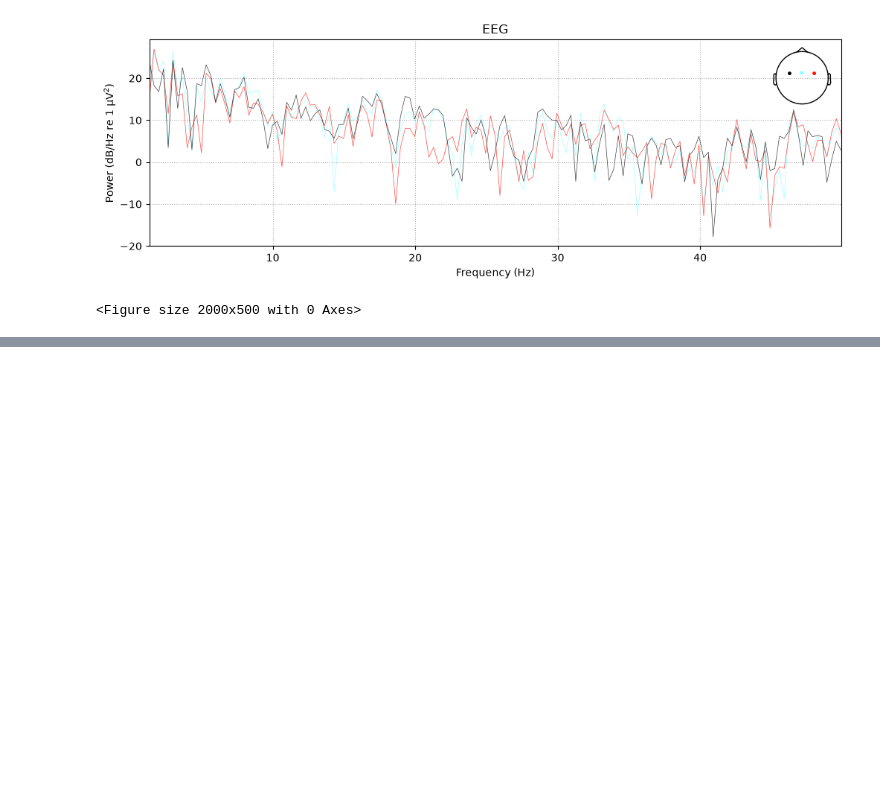
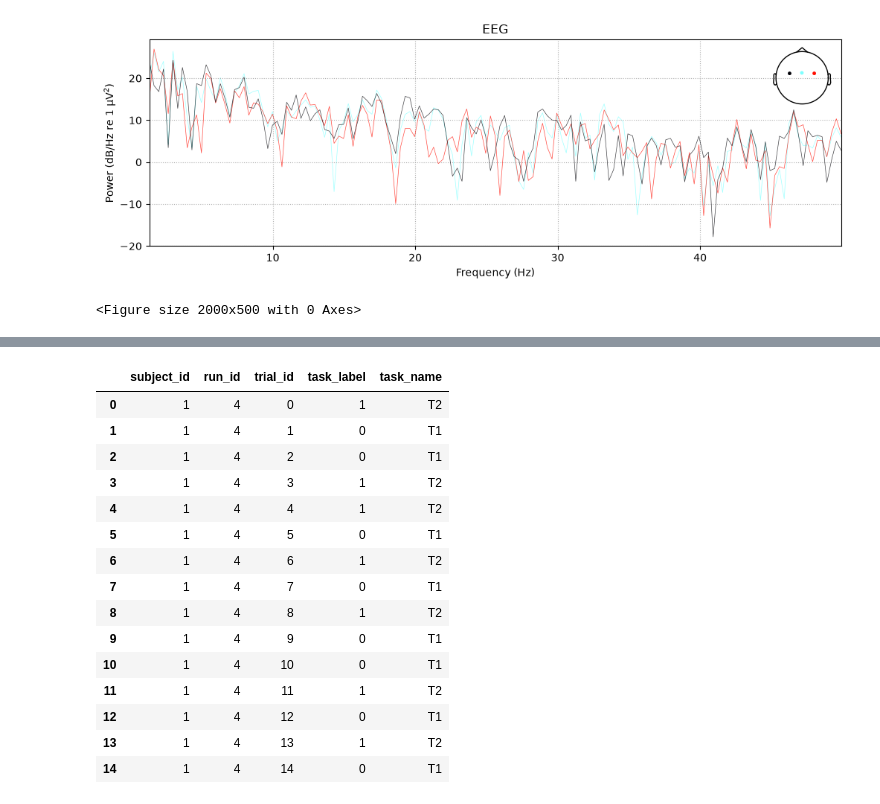
Before and after one commit to Alexvc23/Total-Perspective-Vortex, a Jupyter notebook: doc/test.ipynb, the cells around one changed output, grey strips where cells are left out. Saved outputs shown, nothing was run; the diff lists cells and outputs as text; code cells hidden in the pictures; blank space fills up the shorter version.

```diff
--- a/doc/test.ipynb
+++ b/doc/test.ipynb
@@ -602,0 +822,14 @@ plt.show()
+# %%
+# Step 5: Target Labels y_run (Subject 1, Run 4)
+# Extract the last column of the events array (the event IDs)
+y_run = epochs.events[:, -1]
+
+print(f"Label vector type: {type(y_run)}")
+print(f"Vector Shape:      {y_run.shape} (N_trials,)")
+print(f"Raw Label Values:  {y_run}")
+
+# Inspect Class Balance
+counts = np.bincount(y_run)
+print("\nClass Distribution:")
+for label, count in enumerate(counts):
+    print(f" - Class {label}: {count} trials")
@@ -602,0 +849,8 @@ plt.show()
+# %%
+# Step 6: Metadata Assembly (Subject 1, Run 4)
+import pandas as pd
+
+# Assemble a list of dictionaries for each trial in this run
+metadata_records = []
+class_names = {v: k for k, v in mapping.items()}
+class_names
@@ -602,0 +863,4 @@ plt.show()
+# %%
+print("Trial IDs and Labels:")
+for i, label in enumerate(y_run):
+    print(f"  {i}: {label}")
@@ -602,0 +884,32 @@ plt.show()
+# %%
+
+
+for i, label in enumerate(y_run):
+    metadata_records.append({
+        "subject_id": SUBJECT_ID,
+        "run_id": RUN_ID,
+        "trial_id": i,
+        "task_label": label,
+        "task_name": class_names[label]
+    })
+
+# Convert to DataFrame
+df_metadata = pd.DataFrame(metadata_records)
+df_metadata
+# %% [output]
+|  | subject_id | run_id | trial_id | task_label | task_name |
+| 0 | 1 | 4 | 0 | 1 | T2 |
+| 1 | 1 | 4 | 1 | 0 | T1 |
+| 2 | 1 | 4 | 2 | 0 | T1 |
+| 3 | 1 | 4 | 3 | 1 | T2 |
+| 4 | 1 | 4 | 4 | 1 | T2 |
+| 5 | 1 | 4 | 5 | 0 | T1 |
+| 6 | 1 | 4 | 6 | 1 | T2 |
+| 7 | 1 | 4 | 7 | 0 | T1 |
+| 8 | 1 | 4 | 8 | 1 | T2 |
+| 9 | 1 | 4 | 9 | 0 | T1 |
+| 10 | 1 | 4 | 10 | 0 | T1 |
+| 11 | 1 | 4 | 11 | 1 | T2 |
+| 12 | 1 | 4 | 12 | 0 | T1 |
+| 13 | 1 | 4 | 13 | 1 | T2 |
+| 14 | 1 | 4 | 14 | 0 | T1 |
```
Also changed, not shown: parts of 25 cells of this notebook, 1 other file.
